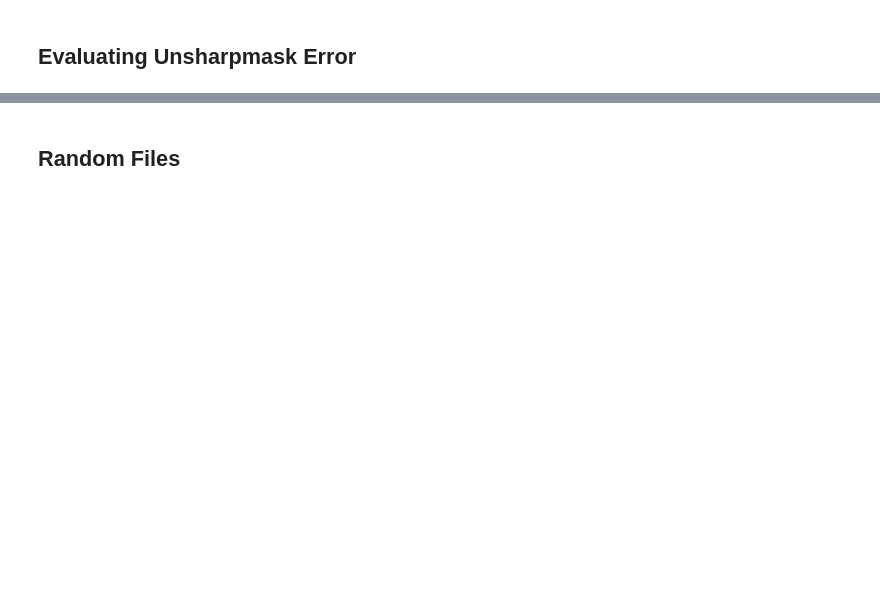
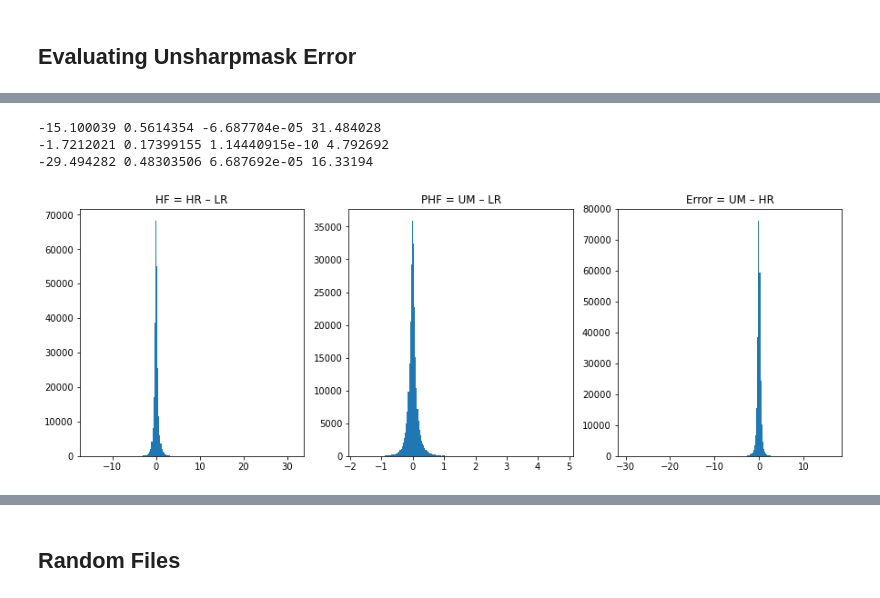
Before and after one commit to ccny-glasslab/Fires, a Jupyter notebook: Image Sharpening/bt_image_sharpening_unsharpmask.ipynb, the cells around one changed output, grey strips where cells are left out. Saved outputs shown, nothing was run; the diff lists cells and outputs as text; code cells hidden in the pictures; blank space fills up the shorter version.

```diff
--- a/Image Sharpening/bt_image_sharpening_unsharpmask.ipynb
+++ b/Image Sharpening/bt_image_sharpening_unsharpmask.ipynb
@@ -184 +199,31 @@ plt.show()
+# %%
+HF = img-blurryimg
+# normHF = (HF-HF.min())/(HF.max()-HF.min())
+
+PHF = sharpimg-blurryimg
+# normPHF = (PHF-PHF.min())/(PHF.max()-PHF.min())
+
+Error = sharpimg-img
+# normError = (Error-Error.min())/(Error.max()-Error.min())
+
+fig, ax = plt.subplots(1, 3, figsize=(15, 5))
+
+x = ax[0].hist(HF.ravel(), bins=200)
+ax[0].set_title('HF = HR – LR')
+print(HF.min(), HF.std(), HF.mean(), HF.max())
+
+y = ax[1].hist(PHF.ravel(), bins=200)
+ax[1].set_title('PHF = UM – LR')
+print(PHF.min(), PHF.std(), PHF.mean(), PHF.max())
+
+z = ax[2].hist(Error.ravel(), bins=200)
+ax[2].set_title('Error = UM – HR')
+print(Error.min(), Error.std(), Error.mean(), Error.max())
+
+plt.show()
+# %% [output]
+-15.100039 0.5614354 -6.687704e-05 31.484028
+-1.7212021 0.17399155 1.14440915e-10 4.792692
+-29.494282 0.48303506 6.687692e-05 16.33194
+[figure, added]
 # %%
```
Also changed, not shown: parts of 9 cells of this notebook.
